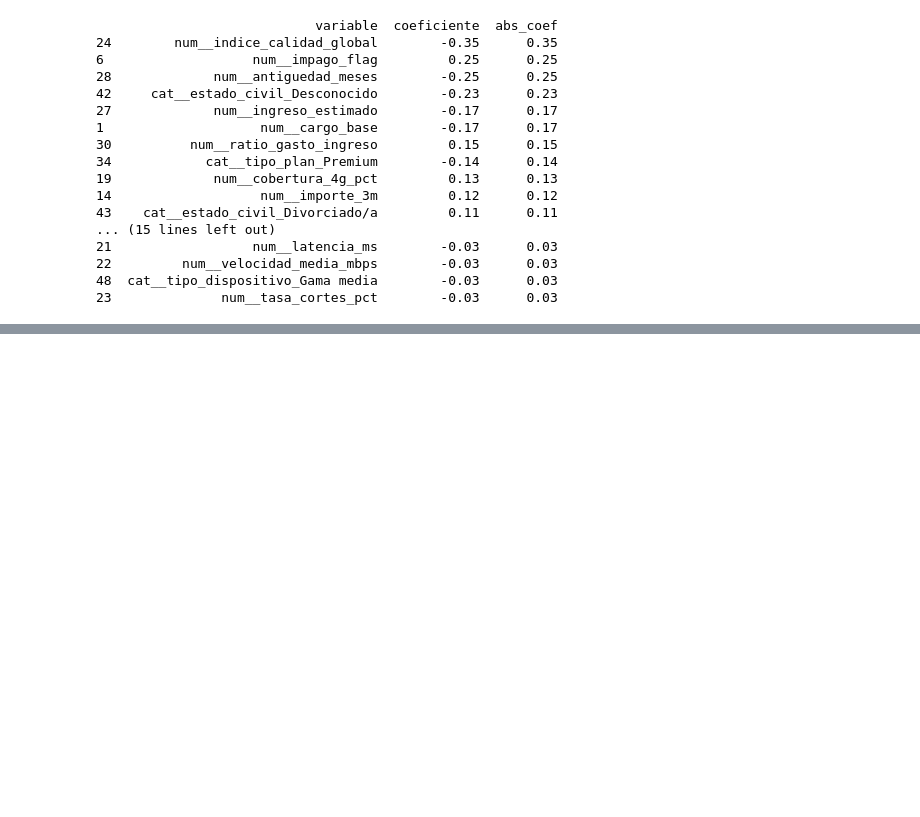
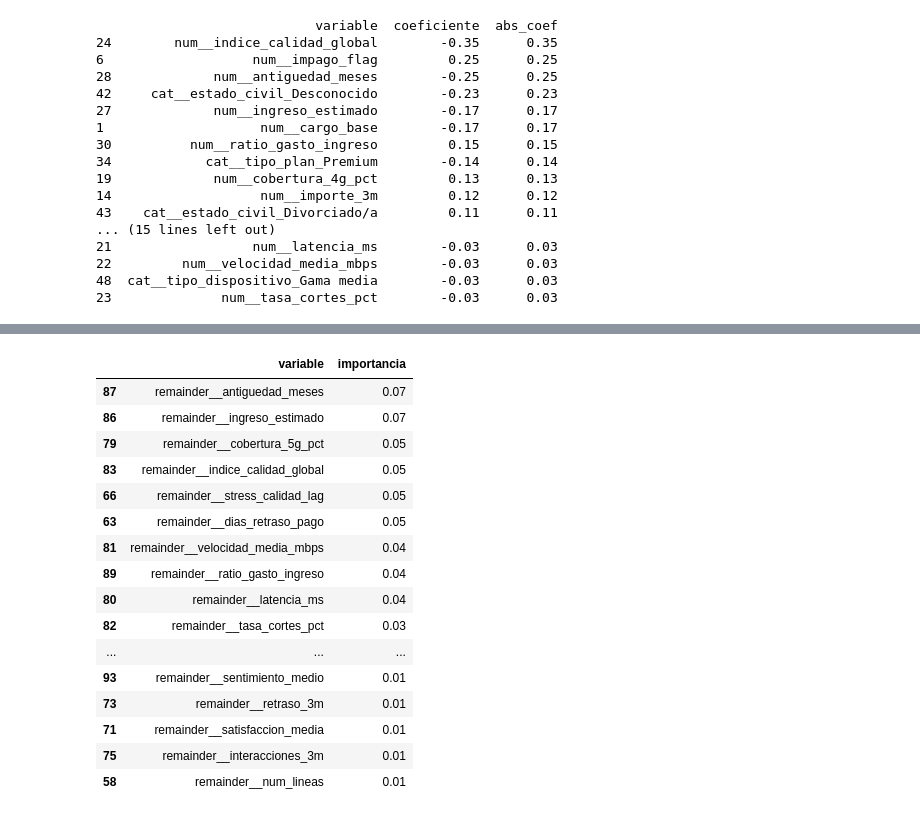
Before and after one commit to ancarmar03-create/UCV-Churn, a Jupyter notebook: notebooks/modelo1.ipynb, the cells around one changed output, grey strips where cells are left out. Saved outputs shown, nothing was run; the diff lists cells and outputs as text; code cells hidden in the pictures; blank space fills up the shorter version.

```diff
--- a/notebooks/modelo1.ipynb
+++ b/notebooks/modelo1.ipynb
@@ -3363,0 +3817,38 @@ print(importancia.head(30))
+# %%
+feature_names = (
+    pipeline.named_steps['preprocessing']
+    .get_feature_names_out()
+)
+
+importancias = pd.DataFrame({
+    'variable': feature_names,
+    'importancia': pipeline.named_steps['model'].feature_importances_
+})
+
+importancias = (
+    importancias
+    .sort_values(
+        'importancia',
+        ascending=False
+    )
+)
+
+importancias.head(30)
+# %% [output]
+|  | variable | importancia |
+| 87 | remainder__antiguedad_meses | 0.07 |
+| 86 | remainder__ingreso_estimado | 0.07 |
+| 79 | remainder__cobertura_5g_pct | 0.05 |
+| 83 | remainder__indice_calidad_global | 0.05 |
+| 66 | remainder__stress_calidad_lag | 0.05 |
+| 63 | remainder__dias_retraso_pago | 0.05 |
+| 81 | remainder__velocidad_media_mbps | 0.04 |
+| 89 | remainder__ratio_gasto_ingreso | 0.04 |
+| 80 | remainder__latencia_ms | 0.04 |
+| 82 | remainder__tasa_cortes_pct | 0.03 |
+| ... | ... | ... |
+| 93 | remainder__sentimiento_medio | 0.01 |
+| 73 | remainder__retraso_3m | 0.01 |
+| 71 | remainder__satisfaccion_media | 0.01 |
+| 75 | remainder__interacciones_3m | 0.01 |
+| 58 | remainder__num_lineas | 0.01 |
```
Also changed, not shown: parts of 33 cells of this notebook.
